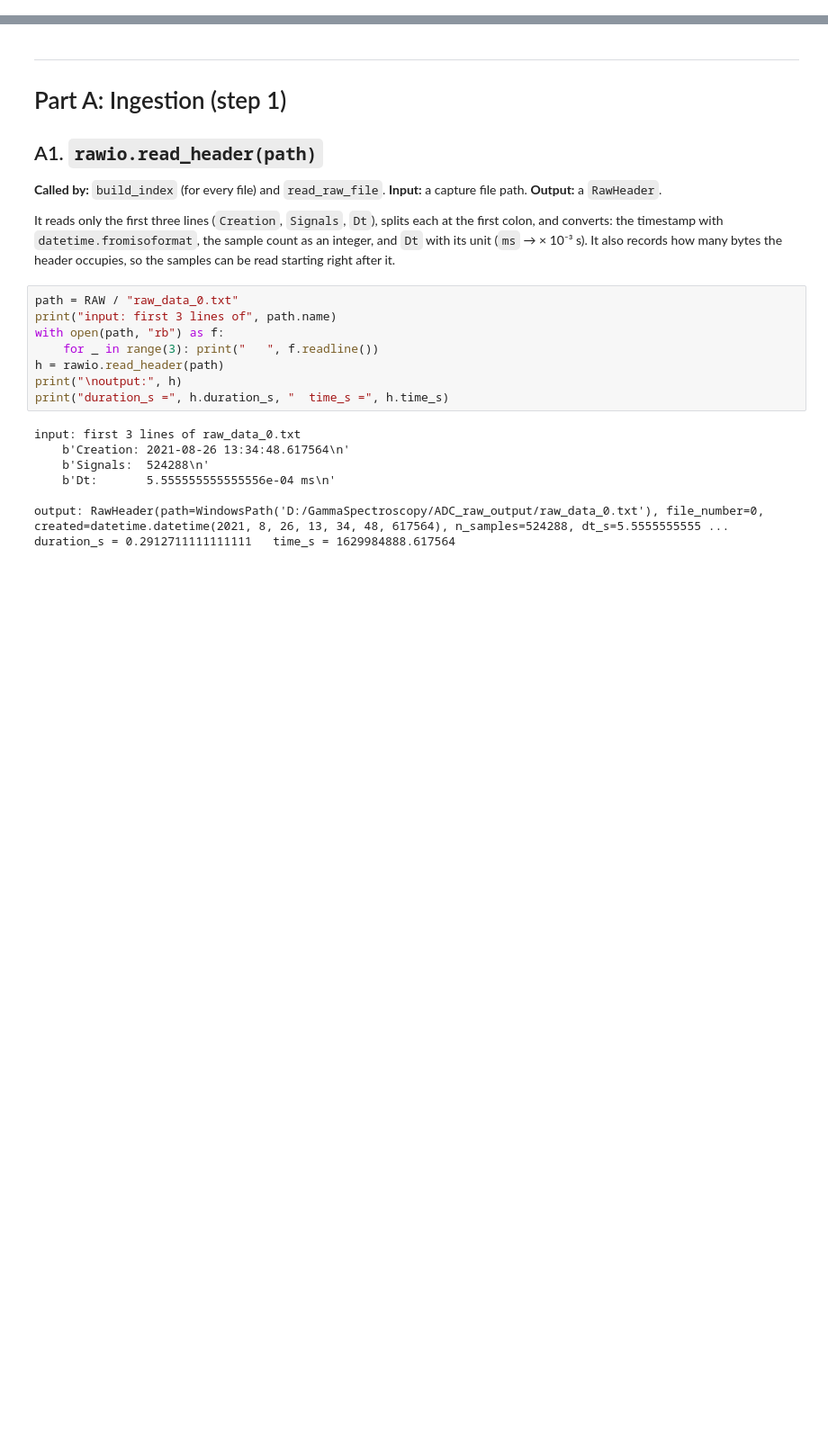
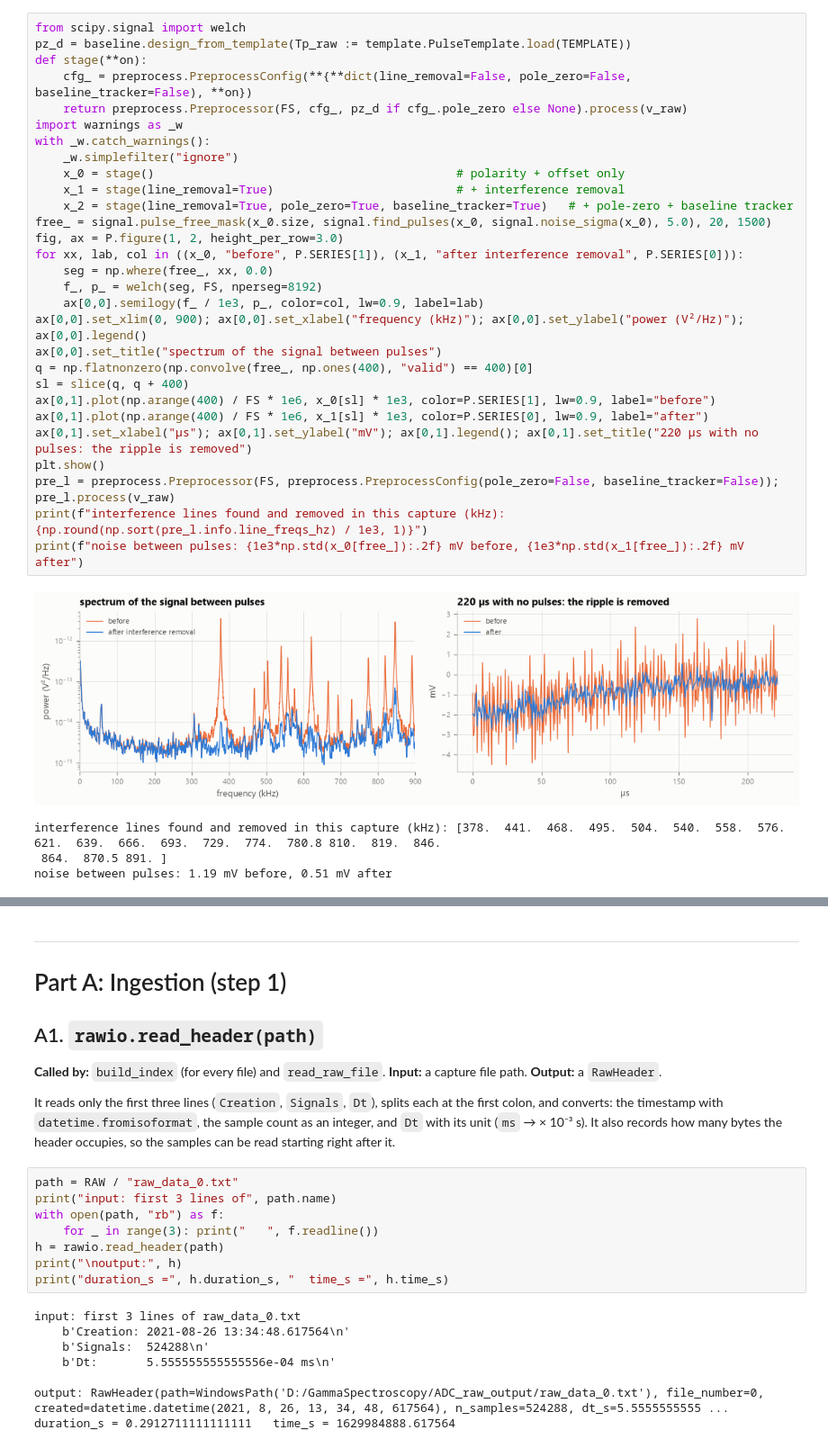
Before and after one commit to AyubSherif/DigitalGammaSpectroscopy, a Jupyter notebook: docs/walkthrough.ipynb, the cells around one changed output, grey strips where cells are left out. Shown at 90% size. Cells and saved outputs as stored; diff of their text form; blank space fills up the shorter version.

```diff
--- a/docs/walkthrough.ipynb
+++ b/docs/walkthrough.ipynb
@@ -43,0 +174,34 @@ gammaspec 0.2.0
+# %%
+from scipy.signal import welch
+pz_d = baseline.design_from_template(Tp_raw := template.PulseTemplate.load(TEMPLATE))
+def stage(**on):
+    cfg_ = preprocess.PreprocessConfig(**{**dict(line_removal=False, pole_zero=False, baseline_tracker=False), **on})
+    return preprocess.Preprocessor(FS, cfg_, pz_d if cfg_.pole_zero else None).process(v_raw)
+import warnings as _w
+with _w.catch_warnings():
+    _w.simplefilter("ignore")
+    x_0 = stage()                                           # polarity + offset only
+    x_1 = stage(line_removal=True)                          # + interference removal
+    x_2 = stage(line_removal=True, pole_zero=True, baseline_tracker=True)   # + pole-zero + baseline tracker
+free_ = signal.pulse_free_mask(x_0.size, signal.find_pulses(x_0, signal.noise_sigma(x_0), 5.0), 20, 1500)
+fig, ax = P.figure(1, 2, height_per_row=3.0)
+for xx, lab, col in ((x_0, "before", P.SERIES[1]), (x_1, "after interference removal", P.SERIES[0])):
+    seg = np.where(free_, xx, 0.0)
+    f_, p_ = welch(seg, FS, nperseg=8192)
+    ax[0,0].semilogy(f_ / 1e3, p_, color=col, lw=0.9, label=lab)
+ax[0,0].set_xlim(0, 900); ax[0,0].set_xlabel("frequency (kHz)"); ax[0,0].set_ylabel("power (V²/Hz)"); ax[0,0].legend()
+ax[0,0].set_title("spectrum of the signal between pulses")
+q = np.flatnonzero(np.convolve(free_, np.ones(400), "valid") == 400)[0]
+sl = slice(q, q + 400)
+ax[0,1].plot(np.arange(400) / FS * 1e6, x_0[sl] * 1e3, color=P.SERIES[1], lw=0.9, label="before")
+ax[0,1].plot(np.arange(400) / FS * 1e6, x_1[sl] * 1e3, color=P.SERIES[0], lw=0.9, label="after")
+ax[0,1].set_xlabel("µs"); ax[0,1].set_ylabel("mV"); ax[0,1].legend(); ax[0,1].set_title("220 µs with no pulses: the ripple is removed")
+plt.show()
+pre_l = preprocess.Preprocessor(FS, preprocess.PreprocessConfig(pole_zero=False, baseline_tracker=False)); pre_l.process(v_raw)
+print(f"interference lines found and removed in this capture (kHz): {np.round(np.sort(pre_l.info.line_freqs_hz) / 1e3, 1)}")
+print(f"noise between pulses: {1e3*np.std(x_0[free_]):.2f} mV before, {1e3*np.std(x_1[free_]):.2f} mV after")
+# %% [output]
+[figure, added]
+interference lines found and removed in this capture (kHz): [378.  441.  468.  495.  504.  540.  558.  576.  621.  639.  666.  693.  729.  774.  780.8 810.  819.  846.
+ 864.  870.5 891. ]
+noise between pulses: 1.19 mV before, 0.51 mV after
```
Also changed, not shown: parts of 33 cells of this notebook, 23 other files.
